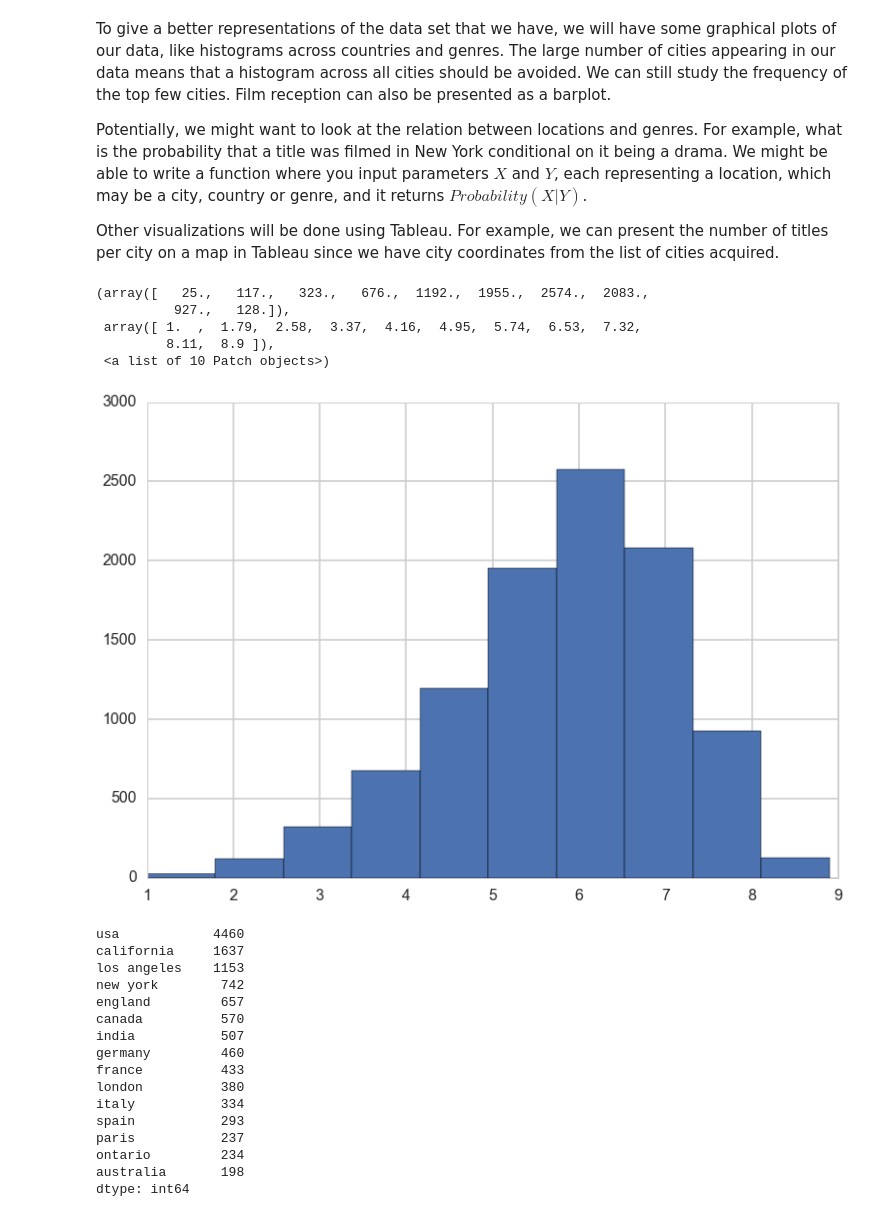
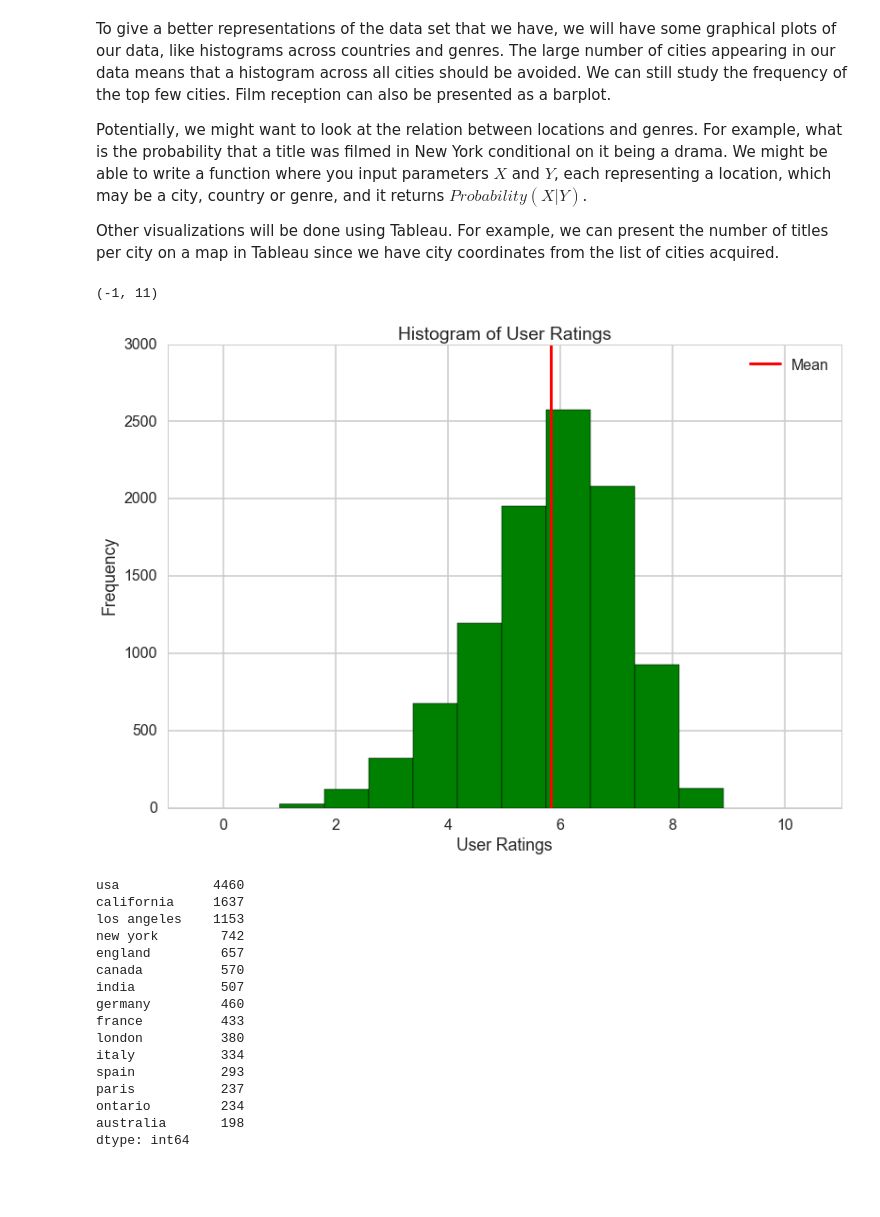
Before and after one commit to zhiqianseah/CS109finalproj, a Jupyter notebook: Project Write Up.ipynb, the cells around one changed output. Drawn from its saved outputs; the diff is of its cells as text; code cells hidden in the pictures; blank space fills up the shorter version.

```diff
--- a/Project Write Up.ipynb
+++ b/Project Write Up.ipynb
@@ -217,15 +217,17 @@ To give a better representations of the data set that we have, we will have some
 Potentially, we might want to look at the relation between locations and genres. For example, what is the probability that a title was filmed in New York conditional on it being a drama. We might be able to write a function where you input parameters $X$ and $Y$, each representing a location, which may be a city, country or genre, and it returns $Probability(X|Y)$.
 
 Other visualizations will be done using Tableau. For example, we can present the number of titles per city on a map in Tableau since we have city coordinates from the list of cities acquired.
-# %%
-plt.hist(statsdf.user_ratings)
-# %% [output]
-(array([   25.,   117.,   323.,   676.,  1192.,  1955.,  2574.,  2083.,
-          927.,   128.]),
- array([ 1.  ,  1.79,  2.58,  3.37,  4.16,  4.95,  5.74,  6.53,  7.32,
-         8.11,  8.9 ]),
- <a list of 10 Patch objects>)
-[figure, removed]
+# %%
+plt.hist(statsdf.user_ratings, color="Green")
+plt.axvline(x=np.mean(statsdf.user_ratings), linewidth=3, color="red", label="Mean")
+plt.title("Histogram of User Ratings")
+plt.xlabel("User Ratings")
+plt.ylabel("Frequency")
+plt.legend(loc='upper right')
+plt.xlim([-1,11])
+# %% [output]
+(-1, 11)
+[figure, added]
 # %%
 freq = Xsampleddf[Xsampleddf.columns[:-len(genres3)]].sum(axis=0)
 sortfreq = freq.sort_values(ascending=False)
```
Also changed, not shown: parts of 4 cells of this notebook.
